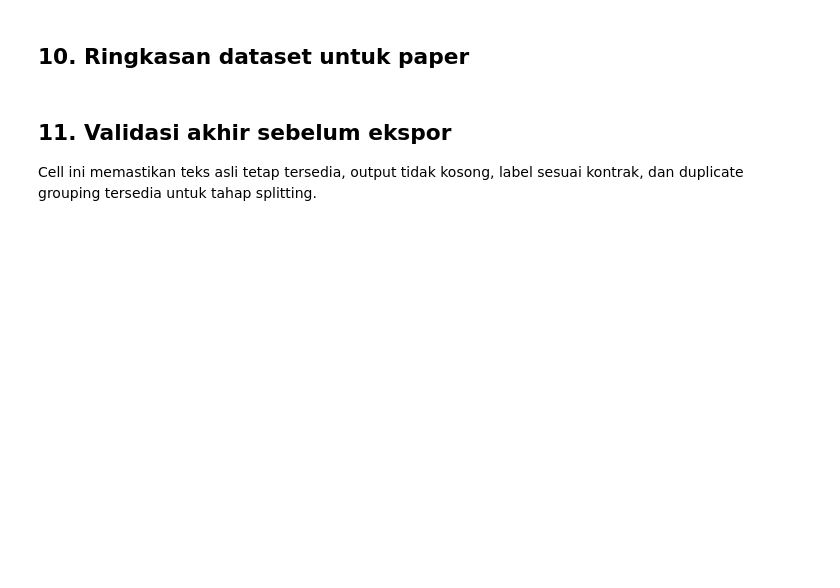
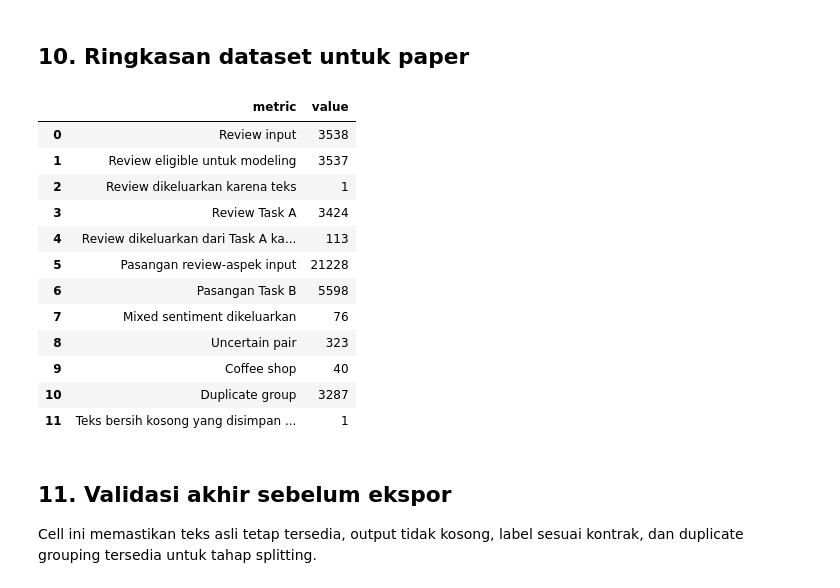
Before and after one commit to Hafizh220705/brewscope-coffee-insights, a Jupyter notebook: notebooks/01_preprocessing.ipynb, the cells around one changed output. Saved outputs shown, nothing was run; the diff lists cells and outputs as text; code cells hidden in the pictures; blank space fills up the shorter version.

```diff
--- a/notebooks/01_preprocessing.ipynb
+++ b/notebooks/01_preprocessing.ipynb
@@ -883,7 +1240,7 @@ presence_matrix = pairs.pivot(
 ).reindex(columns=ASPECTS)
 
 task_a_mask = presence_matrix.isin(["mentioned", "not_mentioned"]).all(axis=1)
-if not ALLOW_DRAFT_LABELS:
+if not ALLOW_PSEUDO_LABELS:
     eligible_by_review = pairs.groupby("review_id")["training_eligible"].all()
     task_a_mask &= eligible_by_review.reindex(presence_matrix.index).fillna(False)
 
@@ -900,26 +1257,26 @@ MODEL_TEXT_COLUMNS = [
     "coffee_shop_id",
     "review_text_raw",
     "text_clean",
+    "text_numbers_preserved",
     "text_negation",
     "text_no_stopwords",
     "text_stemmed",
+    "text_no_stopwords_stemmed",
     "text_model",
     "duplicate_group_id",
     "duplicate_group_size",
 ]
-task_a = reviews[MODEL_TEXT_COLUMNS].merge(
+task_a = modeling_reviews[MODEL_TEXT_COLUMNS].merge(
     aspect_targets,
     on="review_id",
     how="inner",
     validate="one_to_one",
 )
-task_a["label_policy"] = (
-    "draft_labels_approved" if ALLOW_DRAFT_LABELS else "training_eligible_only"
-)
-
 ASPECT_LABEL_COLUMNS = [f"aspect_{aspect}" for aspect in ASPECTS]
 if not task_a[ASPECT_LABEL_COLUMNS].isin([0, 1]).all().all():
     raise ValueError("Target Task A harus biner.")
+TASK_A_EXPORT_COLUMNS = MODEL_TEXT_COLUMNS + ASPECT_LABEL_COLUMNS
+task_a = task_a[TASK_A_EXPORT_COLUMNS].copy()
 
 print(f"Task A rows: {len(task_a):,}")
 display(task_a.head(3))
@@ -987,6 +1401,8 @@ paper_summary = pd.DataFrame(
     {
         "metric": [
             "Review input",
+            "Review eligible untuk modeling",
+            "Review dikeluarkan karena teks",
             "Review Task A",
             "Review dikeluarkan dari Task A karena uncertain",
             "Pasangan review-aspek input",
@@ -995,42 +1411,58 @@ paper_summary = pd.DataFrame(
             "Uncertain pair",
             "Coffee shop",
             "Duplicate group",
-            "Teks bersih kosong",
+            "Teks bersih kosong yang disimpan untuk audit",
         ],
         "value": [
             pairs["review_id"].nunique(),
+            len(modeling_reviews),
+            (~reviews["modeling_text_eligible"]).sum(),
             task_a["review_id"].nunique(),
-            pairs["review_id"].nunique() - task_a["review_id"].nunique(),
+            len(modeling_reviews) - task_a["review_id"].nunique(),
             len(pairs),
             len(task_b),
             pairs["mixed_sentiment"].sum(),
             pairs["annotation_status"].eq("uncertain").sum(),
             pairs["coffee_shop_id"].nunique(),
-            reviews["duplicate_group_id"].nunique(),
+            modeling_reviews["duplicate_group_id"].nunique(),
             reviews["clean_text_empty"].sum(),
         ],
     }
 )
 display(paper_summary)
 
 paper_summary.to_csv(
     TABLE_DIR / "preprocessing_dataset_summary.csv",
     index=False,
     encoding="utf-8-sig",
 )
 aspect_distribution.to_csv(
     TABLE_DIR / "aspect_mention_distribution.csv",
     index=False,
     encoding="utf-8-sig",
 )
 sentiment_counts.to_csv(
     TABLE_DIR / "sentiment_counts_by_aspect.csv",
     encoding="utf-8-sig",
 )
 sentiment_percentages.to_csv(
     TABLE_DIR / "sentiment_percentages_by_aspect.csv",
     encoding="utf-8-sig",
 )
+# %% [output]
+|  | metric | value |
+| 0 | Review input | 3538 |
+| 1 | Review eligible untuk modeling | 3537 |
+| 2 | Review dikeluarkan karena teks | 1 |
+| 3 | Review Task A | 3424 |
+| 4 | Review dikeluarkan dari Task A ka... | 113 |
+| 5 | Pasangan review-aspek input | 21228 |
+| 6 | Pasangan Task B | 5598 |
+| 7 | Mixed sentiment dikeluarkan | 76 |
+| 8 | Uncertain pair | 323 |
+| 9 | Coffee shop | 40 |
+| 10 | Duplicate group | 3287 |
+| 11 | Teks bersih kosong yang disimpan ... | 1 |
 # %% [markdown]
 ## 11. Validasi akhir sebelum ekspor
 
```
Also changed, not shown: parts of 28 cells of this notebook, 33 other files.
